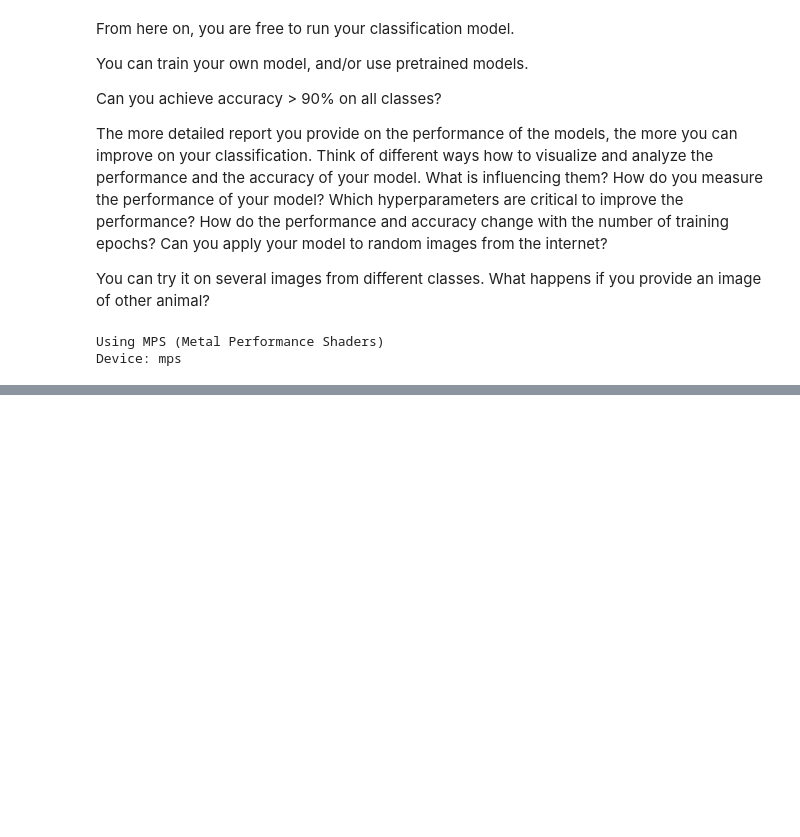
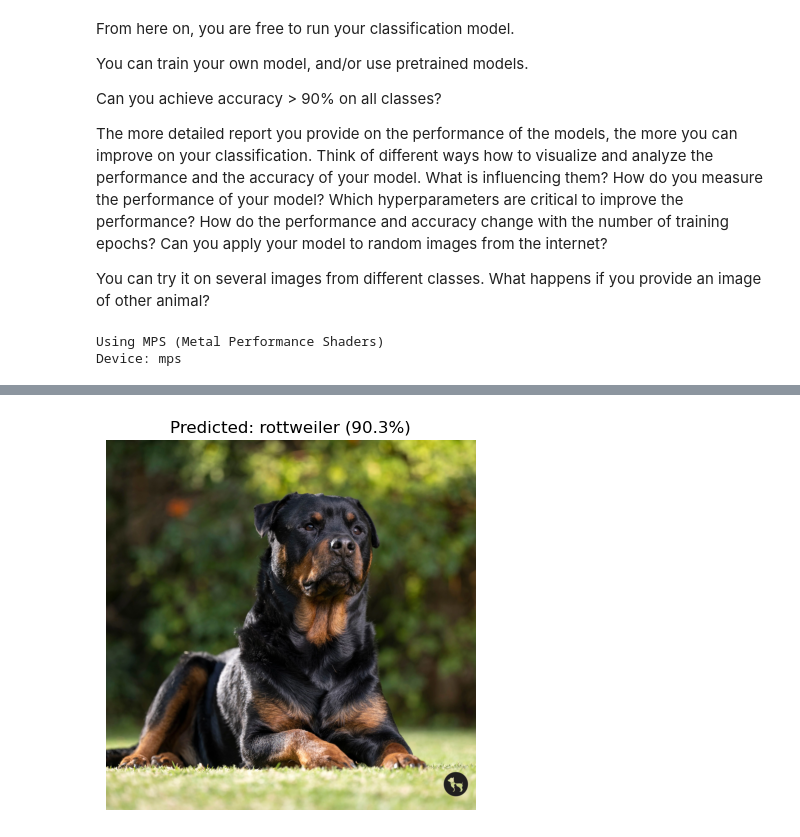
Before and after one commit to Beynis/dawg-classification-model, a Jupyter notebook: BeysNet8600.ipynb, the cells around one changed output, grey strips where cells are left out. Cells and saved outputs as stored; diff of their text form; code cells hidden in the pictures; blank space fills up the shorter version.

```diff
--- a/BeysNet8600.ipynb
+++ b/BeysNet8600.ipynb
@@ -135,0 +260,23 @@ print(f"Letzte Schicht: {model.fc}")
+# %%
+from pathlib import Path
+
+test_img_path = "rottweiler.jpg"
+img = Image.open(test_img_path).convert("RGB")
+
+img_tensor = transforms(img).unsqueeze(0).to(device)
+
+model.eval()
+with torch.no_grad():
+    outputs = model(img_tensor)
+    probs = torch.nn.functional.softmax(outputs, dim=1)
+    top_prob, top_class = torch.max(probs, 1)
+
+breed = trainset.classes[top_class.item()]
+confidence = top_prob.item() * 100
+
+plt.imshow(img)
+plt.title(f"Predicted: {breed} ({confidence:.1f}%)")
+plt.axis("off")
+plt.show()
+# %% [output]
+[figure, added]
```
Also changed, not shown: parts of 7 cells of this notebook.
